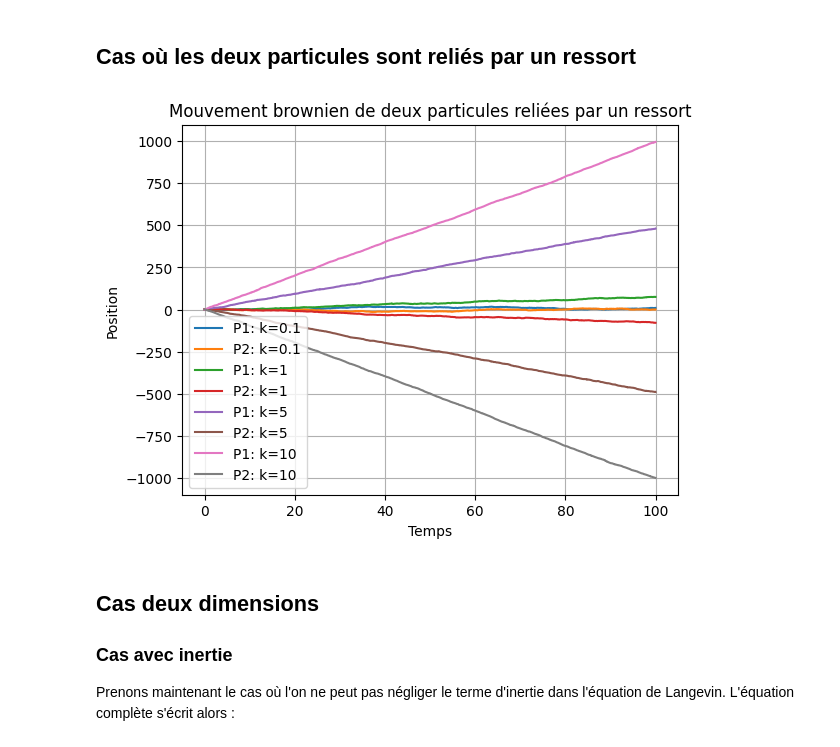
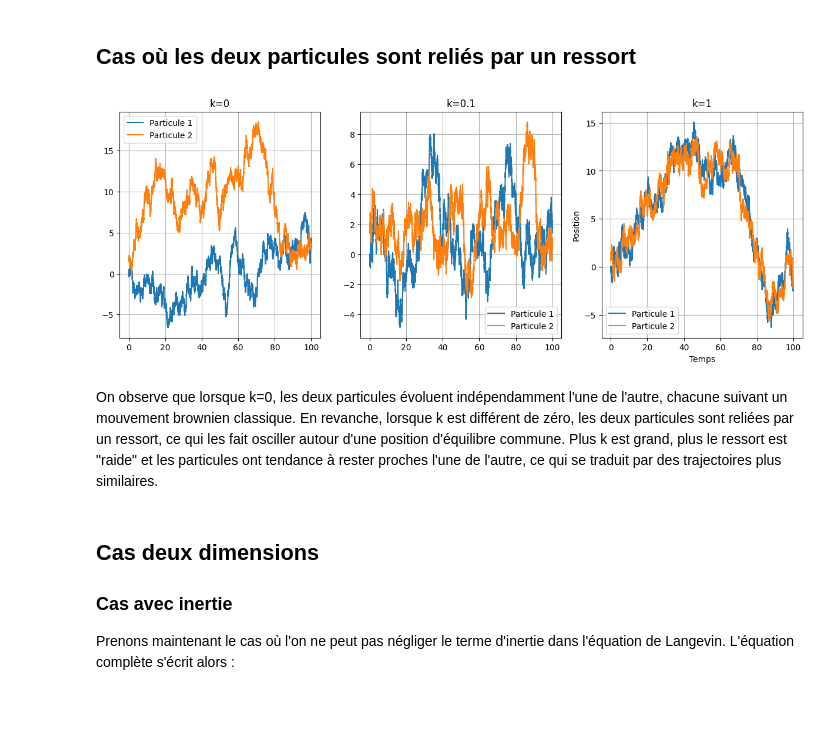
Before and after one commit to ostix360/Brownian-Motion, a Jupyter notebook: CR_Merged.ipynb, the cells around one changed output. Saved outputs shown, nothing was run; the diff lists cells and outputs as text; code cells hidden in the pictures; blank space fills up the shorter version.

```diff
--- a/CR_Merged.ipynb
+++ b/CR_Merged.ipynb
@@ -397,21 +397,42 @@ On observe comme attendu que plus le puits de potentiel est profond (plus b est
 ## Cas où les deux particules sont reliés par un ressort
 # %%
 from free_particle import euler_maruyama_spring
+import matplotlib.pyplot as plt
+import numpy as np
 
-k_list = [0.1, 1, 5, 10]
+k_list = [0, 0.1, 1]
+step = 10000 # Nombre de pas de temps
+dt = 0.01 # Pas de temps
+gamma = 1.0 # Coefficient de friction
+D = 1.0 # Coefficient de diffusion
+x0 = 0.0 # Position initiale
+
+# Simulation du mouvement brownien
+T = step*dt # Temps total de simulation
 D=1
+t = np.arange(0, T, dt)
+
+# Simulation de plusieurs random-walk pour faire la moyenne sur plein
 n_walks = 1000
+x_0 = np.zeros((n_walks,))
+n_walks = 1000
+
+# Ligne de 3 graphes avec différentes valeurs de k
+plt.figure(figsize=(15, 5))
 for i, k in enumerate(k_list):
     y = euler_maruyama_spring(D, gamma, T, dt, k=k)
-    plt.plot(t, y[:, 0, 0], label=f"P1: k={k}")
-    plt.plot(t, y[:, 0, 1], label=f"P2: k={k}")
+    plt.subplot(1, len(k_list), i+1)
+    plt.plot(t, y[:, 0, 0], label='Particule 1')
+    plt.plot(t, y[:, 0, 1], label='Particule 2')
+    plt.title('k={}'.format(k))
+    plt.legend()
+    plt.grid()
 plt.xlabel("Temps")
 plt.ylabel("Position")
-plt.title("Mouvement brownien de deux particules reliées par un ressort")
-plt.legend()
-plt.grid()
 plt.show()
 # %% [output]
-[figure, old version]
+[figure, new version]
+# %% [markdown]
+On observe que lorsque k=0, les deux particules évoluent indépendamment l'une de l'autre, chacune suivant un mouvement brownien classique. En revanche, lorsque k est différent de zéro, les deux particules sont reliées par un ressort, ce qui les fait osciller autour d'une position d'équilibre commune. Plus k est grand, plus le ressort est "raide" et les particules ont tendance à rester proches l'une de l'autre, ce qui se traduit par des trajectoires plus similaires.
 # %% [markdown]
 ## Cas deux dimensions
```
Also changed, not shown: parts of 16 cells of this notebook, 1 other file.
